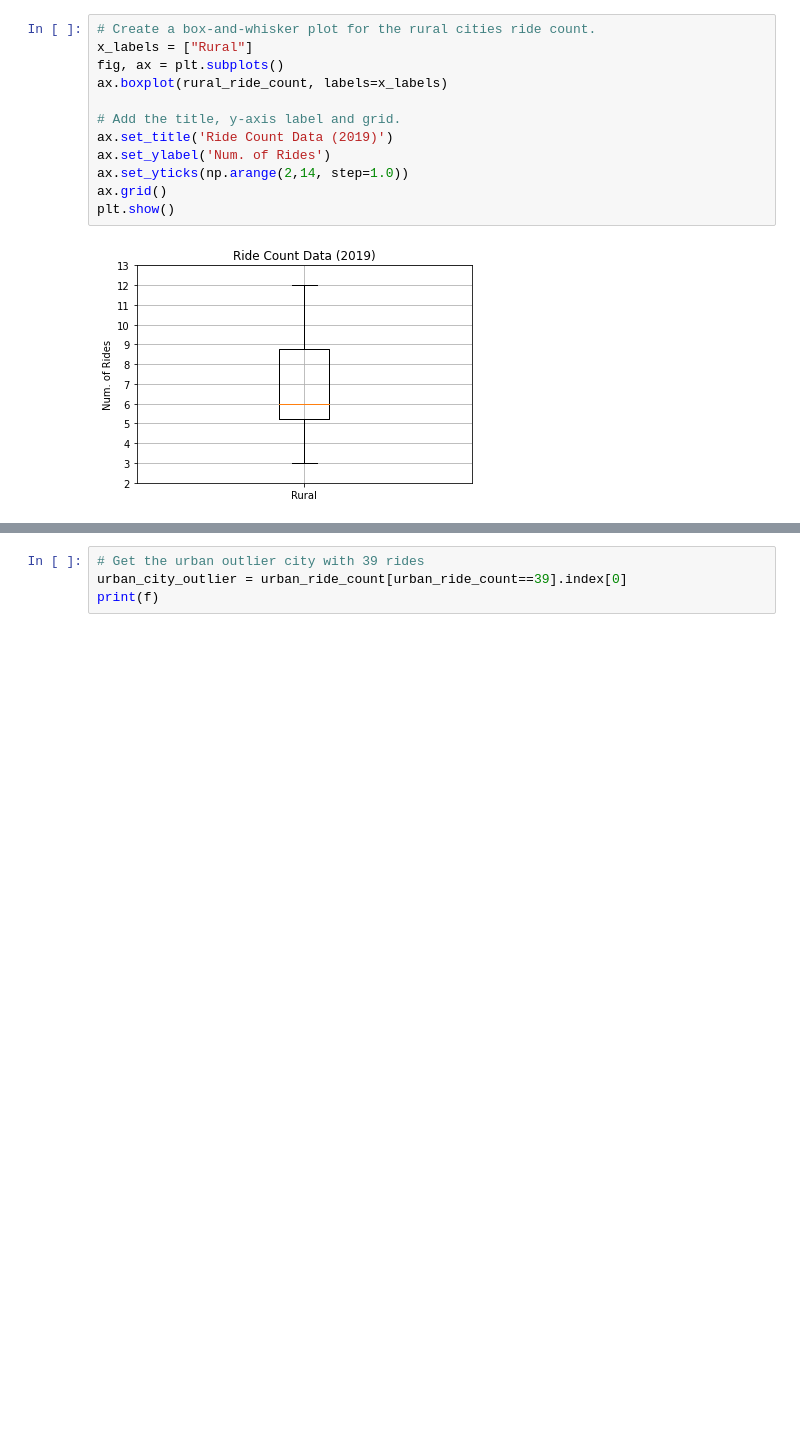
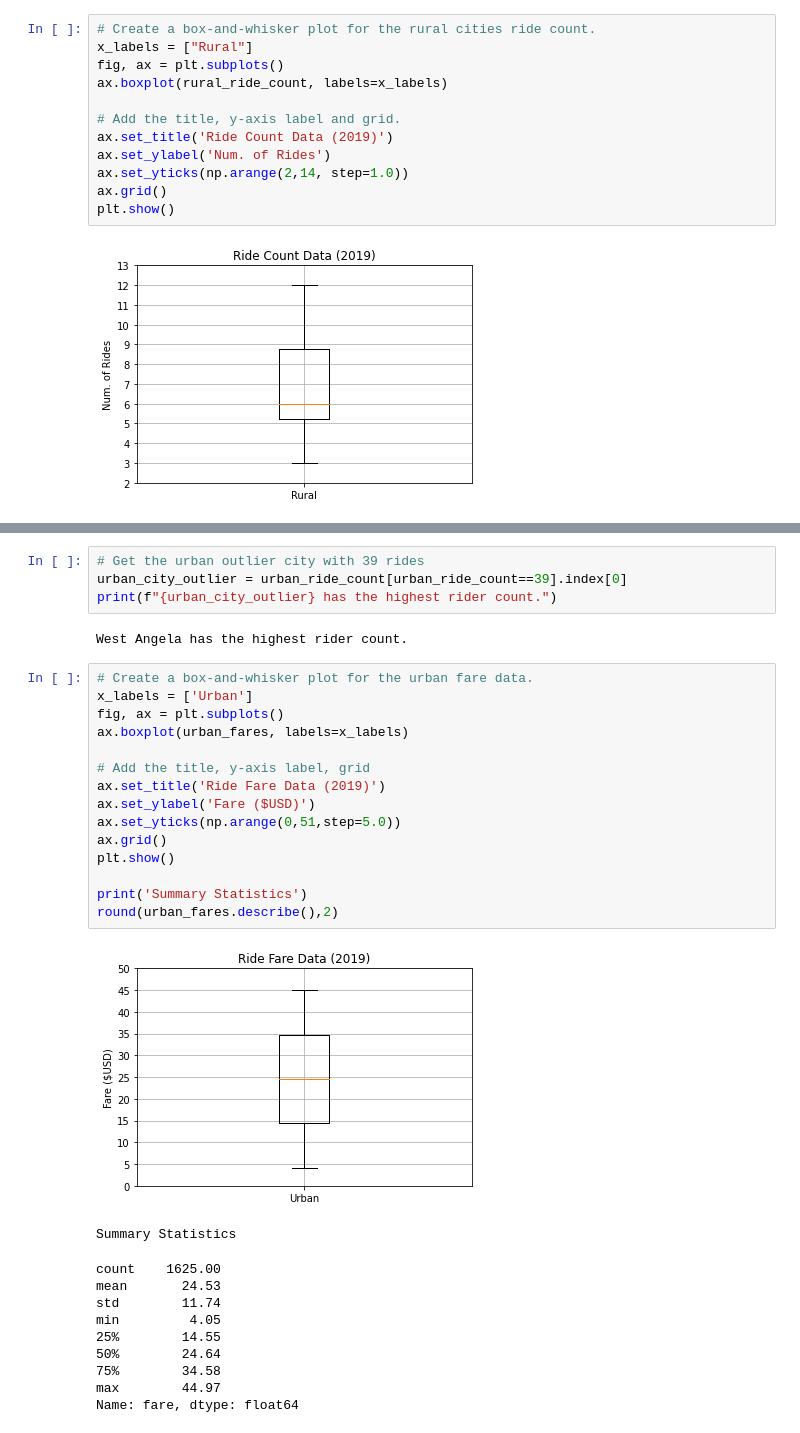
Before and after one commit to ArtTucker/PyBer_Analysis, a Jupyter notebook: Pyber.ipynb, the cells around one changed output, grey strips where cells are left out. Drawn from its saved outputs; the diff is of its cells as text; blank space fills up the shorter version.

```diff
--- a/Pyber.ipynb
+++ b/Pyber.ipynb
@@ -682,4 +682,33 @@ plt.show()
 # %%
 # Get the urban outlier city with 39 rides
 urban_city_outlier = urban_ride_count[urban_ride_count==39].index[0]
-print(f)
+print(f"{urban_city_outlier} has the highest rider count.")
+# %% [output]
+West Angela has the highest rider count.
+# %%
+# Create a box-and-whisker plot for the urban fare data.
+x_labels = ['Urban']
+fig, ax = plt.subplots()
+ax.boxplot(urban_fares, labels=x_labels)
+
+# Add the title, y-axis label, grid
+ax.set_title('Ride Fare Data (2019)')
+ax.set_ylabel('Fare ($USD)')
+ax.set_yticks(np.arange(0,51,step=5.0))
+ax.grid()
+plt.show()
+
+print('Summary Statistics')
+round(urban_fares.describe(),2)
+# %% [output]
+[figure, added]
+Summary Statistics
+count    1625.00
+mean       24.53
+std        11.74
+min         4.05
+25%        14.55
+50%        24.64
+75%        34.58
+max        44.97
+Name: fare, dtype: float64
```
Also changed, not shown: parts of 4 cells of this notebook.
